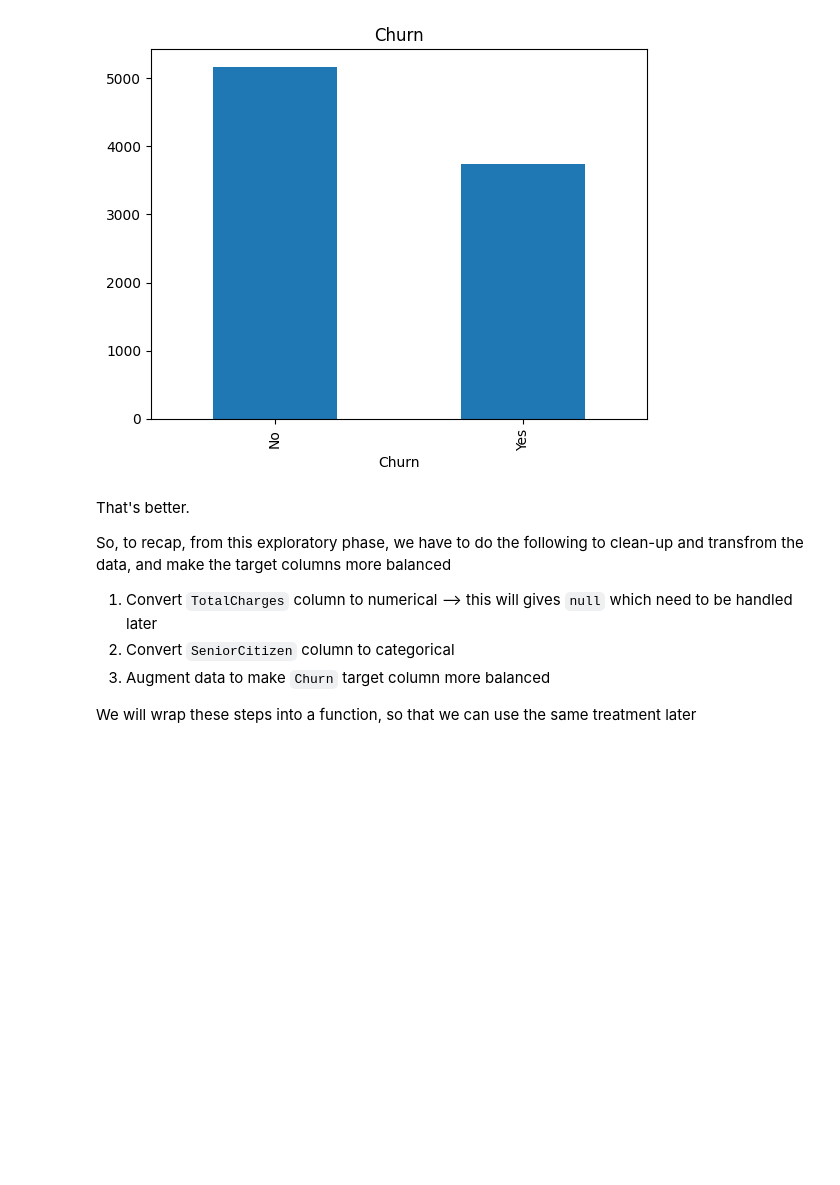
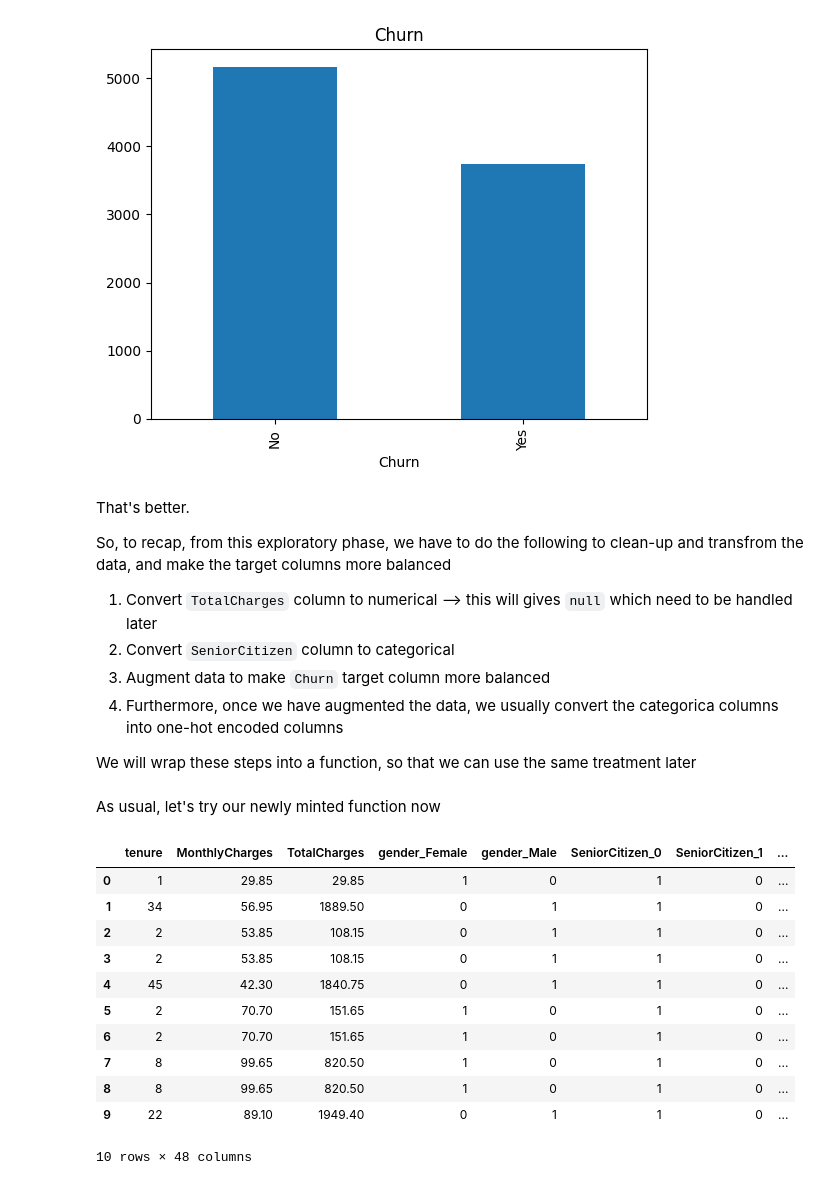
Before and after one commit to i-putu-mahendra-wijaya/20231122_teleco_churn_prediction, a Jupyter notebook: notebooks/exploration/part00_data_exploration.ipynb, the cells around one changed output. Cells and saved outputs as stored; diff of their text form; code cells hidden in the pictures; blank space fills up the shorter version.

Commit message:
create function to cleanse and transform data

```diff
--- a/notebooks/exploration/part00_data_exploration.ipynb
+++ b/notebooks/exploration/part00_data_exploration.ipynb
@@ -422,6 +416,7 @@ So, to recap, from this exploratory phase, we have to do the following to clean-
 1. Convert `TotalCharges` column to numerical --> this will gives `null` which need to be handled later
 2. Convert `SeniorCitizen` column to categorical
 3. Augment data to make `Churn` target column more balanced
+4. Furthermore, once we have augmented the data, we usually convert the categorica columns into one-hot encoded columns
 
 We will wrap these steps into a function, so that we can use the same treatment later
 # %%
@@ -428,0 +467,21 @@ We will wrap these steps into a function, so that we can use the same treatment
+# %% [markdown]
+As usual, let's try our newly minted function now
+# %%
+_df_ohe: pd.DataFrame
+
+_df_ohe = cleanse_transform_data(rw_data=_data_exploration)
+
+_df_ohe.head(n=10)
+# %% [output]
+|  | tenure | MonthlyCharges | TotalCharges | gender_Female | gender_Male | SeniorCitizen_0 | SeniorCitizen_1 | ... |
+| 0 | 1 | 29.85 | 29.85 | 1 | 0 | 1 | 0 | ... |
+| 1 | 34 | 56.95 | 1889.50 | 0 | 1 | 1 | 0 | ... |
+| 2 | 2 | 53.85 | 108.15 | 0 | 1 | 1 | 0 | ... |
+| 3 | 2 | 53.85 | 108.15 | 0 | 1 | 1 | 0 | ... |
+| 4 | 45 | 42.30 | 1840.75 | 0 | 1 | 1 | 0 | ... |
+| 5 | 2 | 70.70 | 151.65 | 1 | 0 | 1 | 0 | ... |
+| 6 | 2 | 70.70 | 151.65 | 1 | 0 | 1 | 0 | ... |
+| 7 | 8 | 99.65 | 820.50 | 1 | 0 | 1 | 0 | ... |
+| 8 | 8 | 99.65 | 820.50 | 1 | 0 | 1 | 0 | ... |
+| 9 | 22 | 89.10 | 1949.40 | 0 | 1 | 1 | 0 | ... |
+10 rows × 48 columns
```
Also changed, not shown: parts of 4 cells of this notebook, 3 other files.
